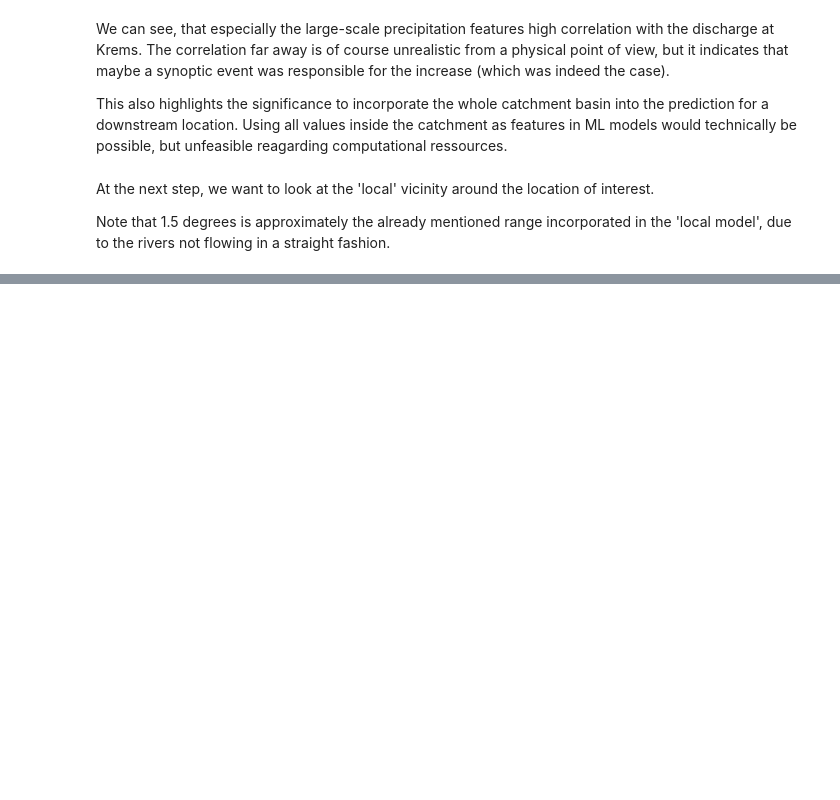
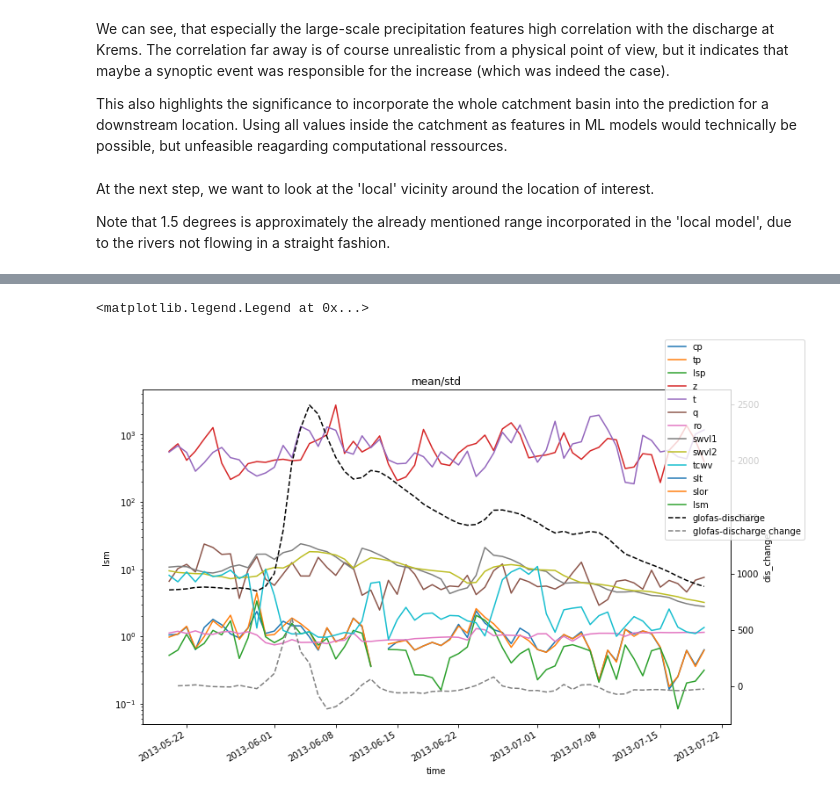
Before and after one commit to ECMWFCode4Earth/ml_flood, a Jupyter notebook: docs/007_investigate_a_major_flooding_event.ipynb, the cells around one changed output, grey strips where cells are left out. Cells and saved outputs as stored; diff of their text form; code cells hidden in the pictures; blank space fills up the shorter version.

```diff
--- a/docs/007_investigate_a_major_flooding_event.ipynb
+++ b/docs/007_investigate_a_major_flooding_event.ipynb
@@ -161,0 +227,20 @@ local_region = dict(latitude=slice(krems['latitude']+1.5,krems['latitude']-1.5),
+# %%
+fig, ax = plt.subplots(figsize=(12,7))
+for var in sm_era5.variables:
+    if not var in ['time', 'level', 'stat_moments']:
+        da_iter = sm_era5[var].sel(stat_moments='mean')/sm_era5[var].sel(stat_moments='std')
+        try:
+            da_iter.mean(dim='level').plot(ax=ax, label=var)
+        except:
+            da_iter.plot(ax=ax, label=var)
+
+plt.yscale('log')
+ax2 = ax.twinx()
+yda.plot(ax=ax2, ls='--', color='k', label='glofas-discharge')
+yda_change.plot(ax=ax2, ls='--', color='grey', label='glofas-discharge change')
+plt.title('mean/std')
+
+fig.legend()
+# %% [output]
+<matplotlib.legend.Legend at 0x...>
+[figure, added]
```
Also changed, not shown: parts of 8 cells of this notebook, 1 other file.
